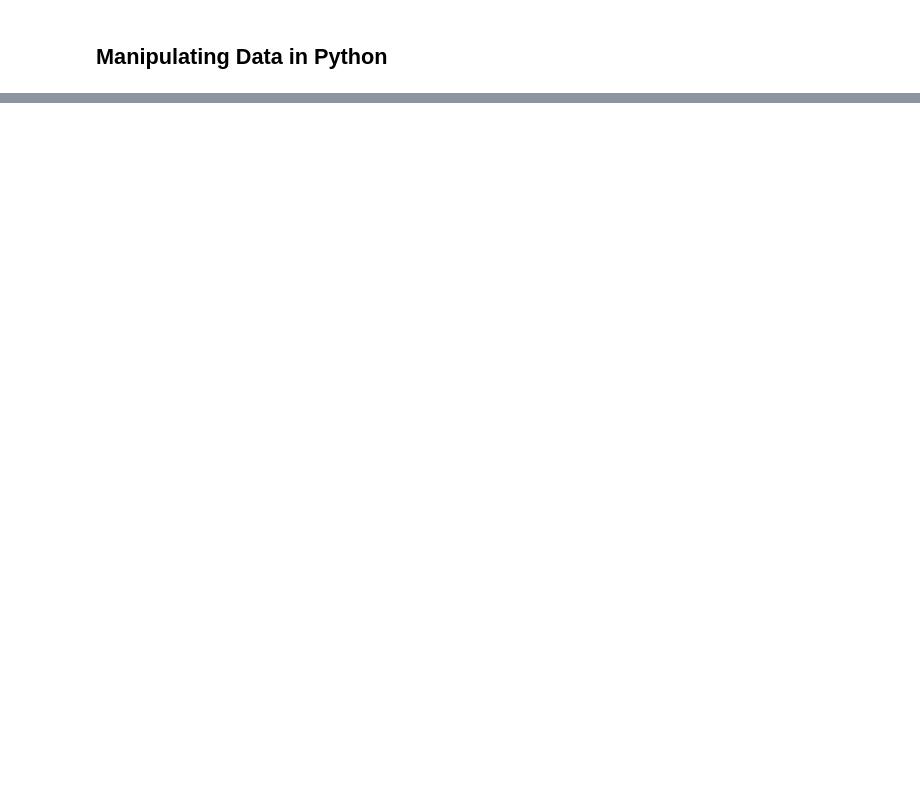
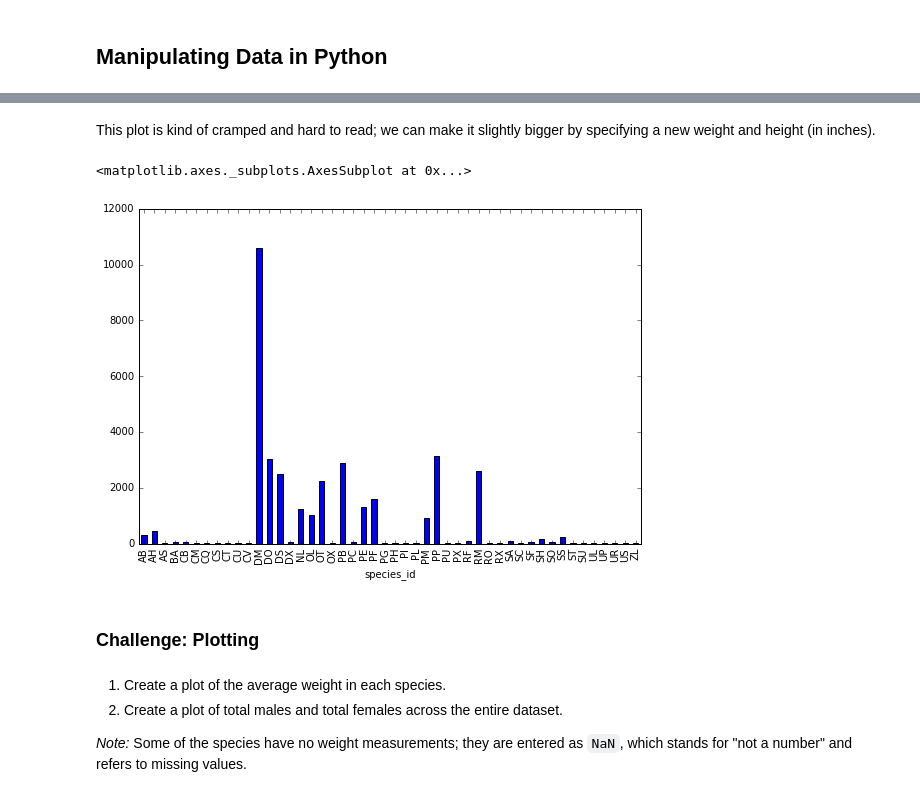
Before and after one commit to arthur-e/swc-workshop, a Jupyter notebook: python-ecology/Python-Intro-Ecology.ipynb, the cells around one changed output, grey strips where cells are left out. Drawn from its saved outputs; the diff is of its cells as text; code cells hidden in the pictures; blank space fills up the shorter version.

```diff
--- a/python-ecology/Python-Intro-Ecology.ipynb
+++ b/python-ecology/Python-Intro-Ecology.ipynb
@@ -383,0 +583,14 @@ The output of the `pd.read_csv()` function, our table, instead of being displaye
+# %% [markdown]
+This plot is kind of cramped and hard to read; we can make it slightly bigger by specifying a new weight and height (in inches).
+# %%
+species_counts.plot(figsize=(9, 6), kind = 'bar')
+# %% [output]
+<matplotlib.axes._subplots.AxesSubplot at 0x...>
+[figure, added]
+# %% [markdown]
+### Challenge: Plotting
+# %% [markdown]
+1. Create a plot of the average weight in each species.
+2. Create a plot of total males and total females across the entire dataset.
+
+*Note:* Some of the species have no weight measurements; they are entered as `NaN`, which stands for "not a number" and refers to missing values.
```
Also changed, not shown: parts of 37 cells of this notebook.
